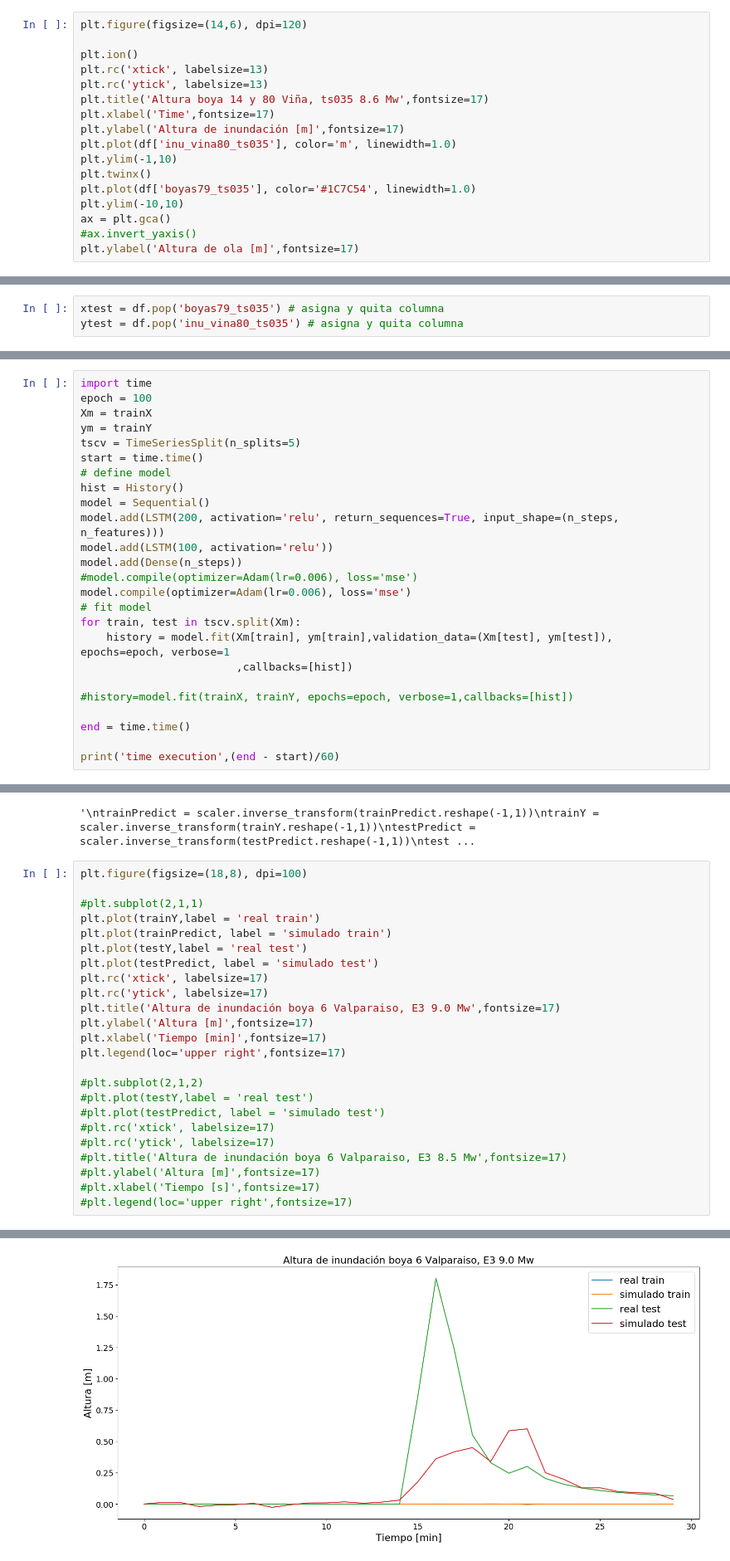
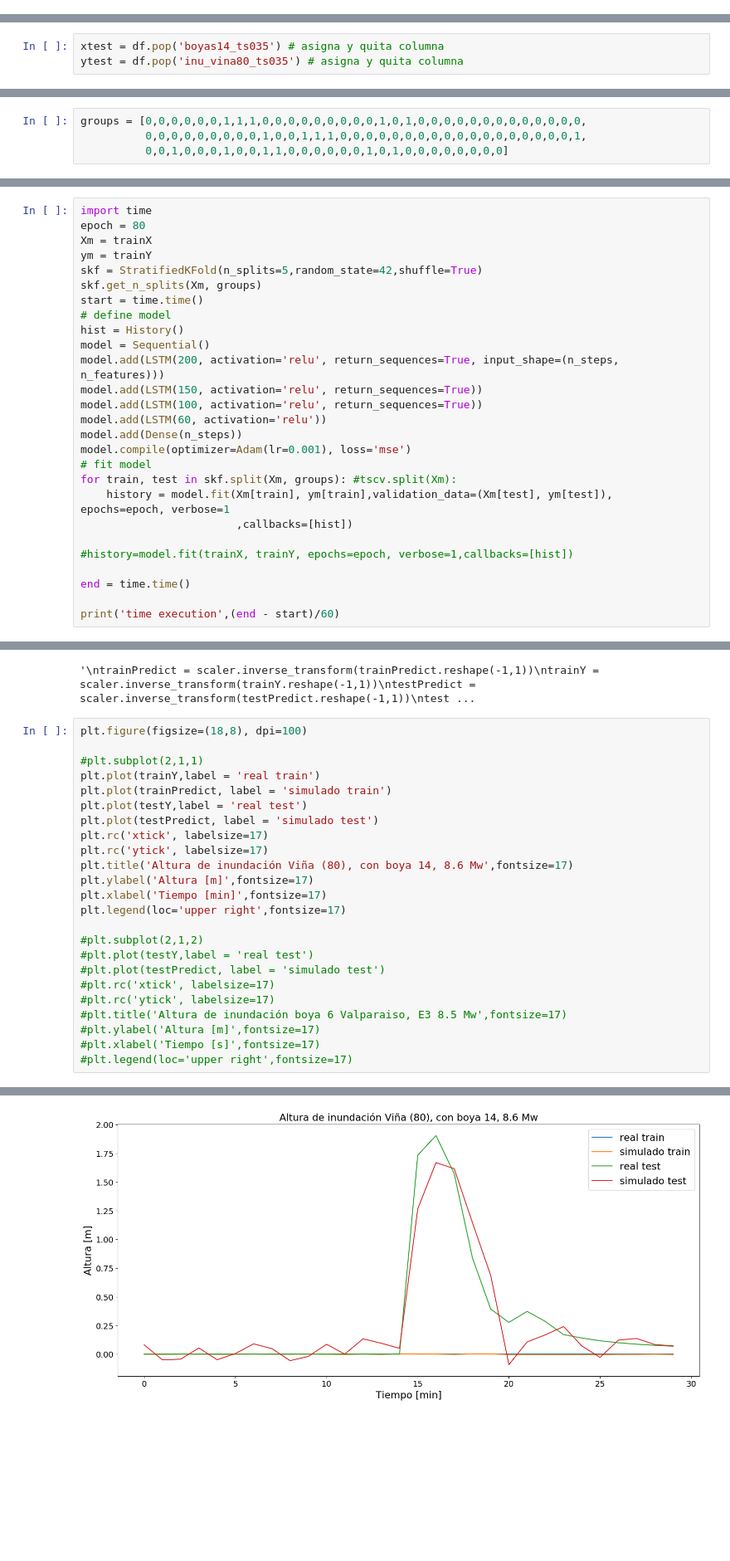
Before and after one commit to jorgenunezc/tsunami-warning, a Jupyter notebook: lstm_hysea.ipynb, the cells around one changed output, grey strips where cells are left out. Shown at 83% size. Saved outputs shown, nothing was run; the diff lists cells and outputs as text; blank space fills up the shorter version.

Commit message:
Add stacked lstm, add split with stratified

```diff
--- a/lstm_hysea.ipynb
+++ b/lstm_hysea.ipynb
@@ -137,18 +138 @@ df.describe()
 8 rows × 194 columns
-# %%
-plt.figure(figsize=(14,6), dpi=120)
-
-plt.ion()
-plt.rc('xtick', labelsize=13)
-plt.rc('ytick', labelsize=13)
-plt.title('Altura boya 14 y 80 Viña, ts035 8.6 Mw',fontsize=17)
-plt.xlabel('Time',fontsize=17)
-plt.ylabel('Altura de inundación [m]',fontsize=17)
-plt.plot(df['inu_vina80_ts035'], color='m', linewidth=1.0)
-plt.ylim(-1,10)
-plt.twinx()
-plt.plot(df['boyas79_ts035'], color='#1C7C54', linewidth=1.0)
-plt.ylim(-10,10)
-ax = plt.gca()
-#ax.invert_yaxis()
-plt.ylabel('Altura de ola [m]',fontsize=17)
@@ -163,7 +144,7 @@ Text(0, 0.5, 'Altura de ola [m]')
 #df= pd.DataFrame(scaler.transform(df),
 #                                 columns=df.columns)
 # %%
-xtest = df.pop('boyas79_ts035') # asigna y quita columna
+xtest = df.pop('boyas14_ts035') # asigna y quita columna
 ytest = df.pop('inu_vina80_ts035') # asigna y quita columna
 # %%
 df = df.values.astype('float32')
@@ -199,3 +180,7 @@ trainX.shape
 trainY.shape
 # %% [output]
 (96, 30)
+# %%
+groups = [0,0,0,0,0,0,1,1,1,0,0,0,0,0,0,0,0,0,1,0,1,0,0,0,0,0,0,0,0,0,0,0,0,0,
+          0,0,0,0,0,0,0,0,0,1,0,0,1,1,1,0,0,0,0,0,0,0,0,0,0,0,0,0,0,0,0,0,0,1,
+          0,0,1,0,0,0,1,0,0,1,1,0,0,0,0,0,0,1,0,1,0,0,0,0,0,0,0,0]
@@ -202,20 +189,22 @@ trainY.shape
 # %%
 import time
-epoch = 100
+epoch = 80
 Xm = trainX
 ym = trainY
-tscv = TimeSeriesSplit(n_splits=5)
+skf = StratifiedKFold(n_splits=5,random_state=42,shuffle=True)
+skf.get_n_splits(Xm, groups)
 start = time.time()
 # define model
 hist = History()
 model = Sequential()
 model.add(LSTM(200, activation='relu', return_sequences=True, input_shape=(n_steps, n_features)))
-model.add(LSTM(100, activation='relu'))
+model.add(LSTM(150, activation='relu', return_sequences=True))
+model.add(LSTM(100, activation='relu', return_sequences=True))
+model.add(LSTM(60, activation='relu'))
 model.add(Dense(n_steps))
-#model.compile(optimizer=Adam(lr=0.006), loss='mse')
-model.compile(optimizer=Adam(lr=0.006), loss='mse')
+model.compile(optimizer=Adam(lr=0.001), loss='mse')
 # fit model
-for train, test in tscv.split(Xm):
+for train, test in skf.split(Xm, groups): #tscv.split(Xm):
     history = model.fit(Xm[train], ym[train],validation_data=(Xm[test], ym[test]), epochs=epoch, verbose=1
                         ,callbacks=[hist])
 
@@ -278,27 +267,27 @@ testY = scaler.inverse_transform(testY.reshape(-1,1))
 # %%
 plt.figure(figsize=(18,8), dpi=100)
 
 #plt.subplot(2,1,1)
 plt.plot(trainY,label = 'real train')
 plt.plot(trainPredict, label = 'simulado train')
 plt.plot(testY,label = 'real test')
 plt.plot(testPredict, label = 'simulado test')
 plt.rc('xtick', labelsize=17)
 plt.rc('ytick', labelsize=17)
-plt.title('Altura de inundación boya 6 Valparaiso, E3 9.0 Mw',fontsize=17)
+plt.title('Altura de inundación Viña (80), con boya 14, 8.6 Mw',fontsize=17)
 plt.ylabel('Altura [m]',fontsize=17)
 plt.xlabel('Tiempo [min]',fontsize=17)
 plt.legend(loc='upper right',fontsize=17)
 
 #plt.subplot(2,1,2)
 #plt.plot(testY,label = 'real test')
 #plt.plot(testPredict, label = 'simulado test')
 #plt.rc('xtick', labelsize=17)
 #plt.rc('ytick', labelsize=17)
 #plt.title('Altura de inundación boya 6 Valparaiso, E3 8.5 Mw',fontsize=17)
 #plt.ylabel('Altura [m]',fontsize=17)
 #plt.xlabel('Tiempo [s]',fontsize=17)
 #plt.legend(loc='upper right',fontsize=17)
 # %% [output]
 <matplotlib.legend.Legend at 0x...>
-[figure, old version]
+[figure, new version]
```
Also changed, not shown: parts of 16 cells of this notebook, 1 other file.
